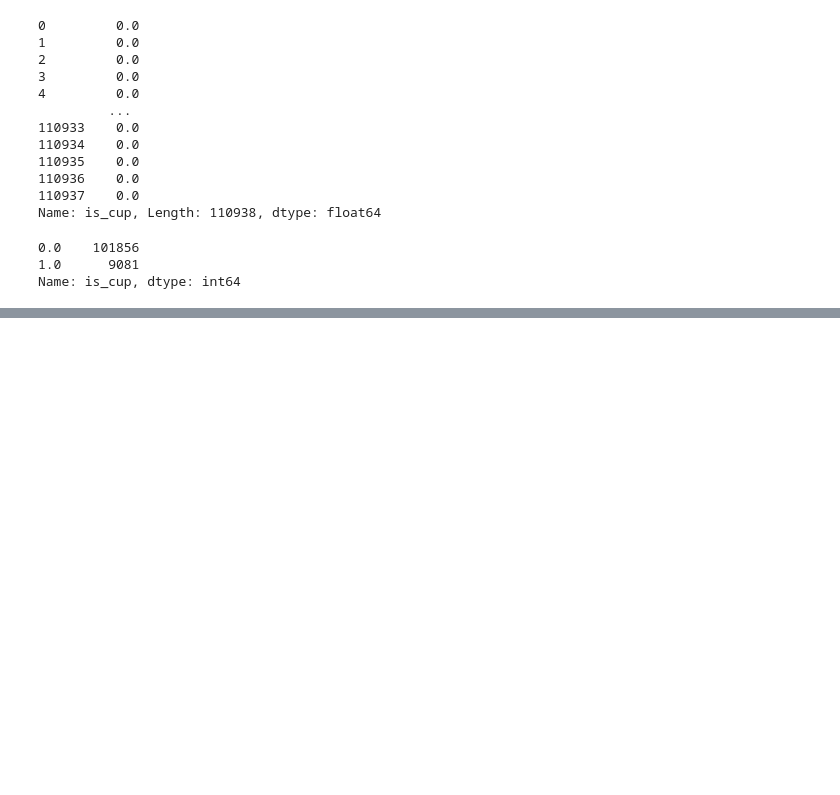
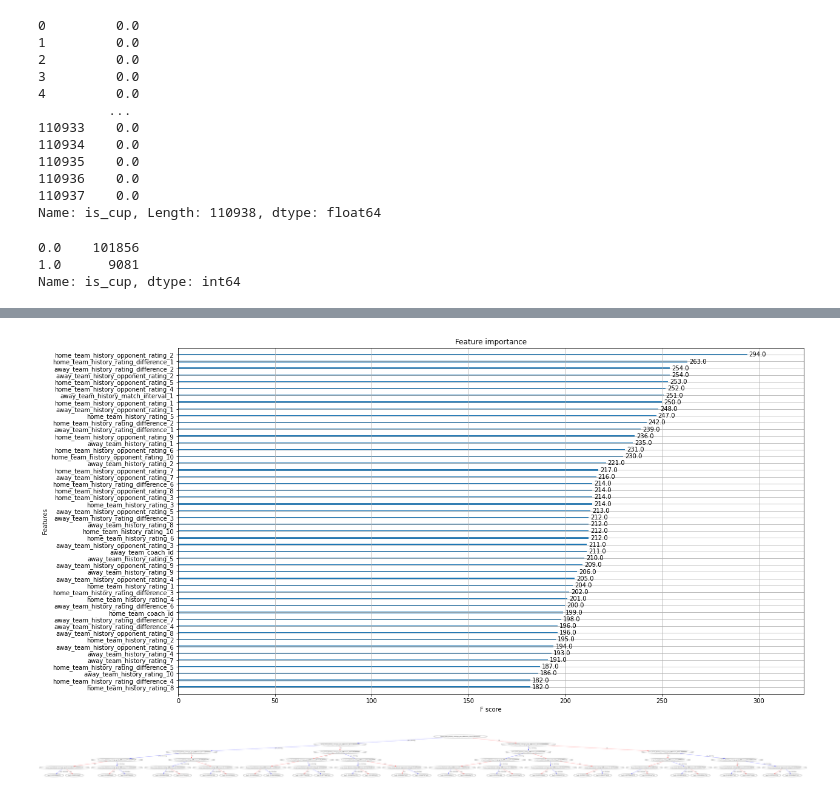
Before and after one commit to SzeYeung1/Football_Prediction, a Jupyter notebook: football-prediction-xgboost-1st-trial.ipynb, the cells around one changed output, grey strips where cells are left out. Drawn from its saved outputs; the diff is of its cells as text; code cells hidden in the pictures; blank space fills up the shorter version.

Commit message:
Kaggle Notebook | Football Prediction-XGBoost 1st Trial | Version 7

```diff
--- a/football-prediction-xgboost-1st-trial.ipynb
+++ b/football-prediction-xgboost-1st-trial.ipynb
@@ -169,0 +235,3 @@ def add_form_features(df):
+# %%
+from sklearn import model_selection
+X_train, X_valid, y_train, y_valid = model_selection.train_test_split(X, label_encoded_y, train_size=0.8, random_state=42)
@@ -169,0 +249,22 @@ def add_form_features(df):
+# %%
+import xgboost as xgb
+d_train = xgb.DMatrix(X_train, y_train)
+d_test = xgb.DMatrix(X_valid, y_valid)
+# %%
+params_1 = {
+    'booster': 'gbtree',
+    'max_depth': 5,
+    'learning_rate': 0.05,
+    'subsample': 0.5,
+    'sample_type': 'uniform',
+    'normalize_type': 'tree',
+    'objective': 'multi:softprob',
+    'num_class': 3,
+    'rate_drop': 0.1,
+    'eval_metric':'mlogloss'
+    }
+
+num_round = 300
+evallist = [(d_test, 'eval'), (d_train, 'train')]
+# %%
+bst = xgb.train(params_1, d_train, num_round, evallist, early_stopping_rounds=5)
@@ -169,0 +289,12 @@ def add_form_features(df):
+# %%
+xgb.plot_importance(bst, max_num_features=50)
+fig = plt.gcf()
+fig.set_size_inches(18.5, 10.5)
+# %% [output]
+[figure, added]
+# %%
+xgb.plot_tree(bst, num_trees=2)
+fig = plt.gcf()
+fig.set_size_inches(160, 100)
+# %% [output]
+[figure, added]
```
Also changed, not shown: parts of 37 cells of this notebook.
